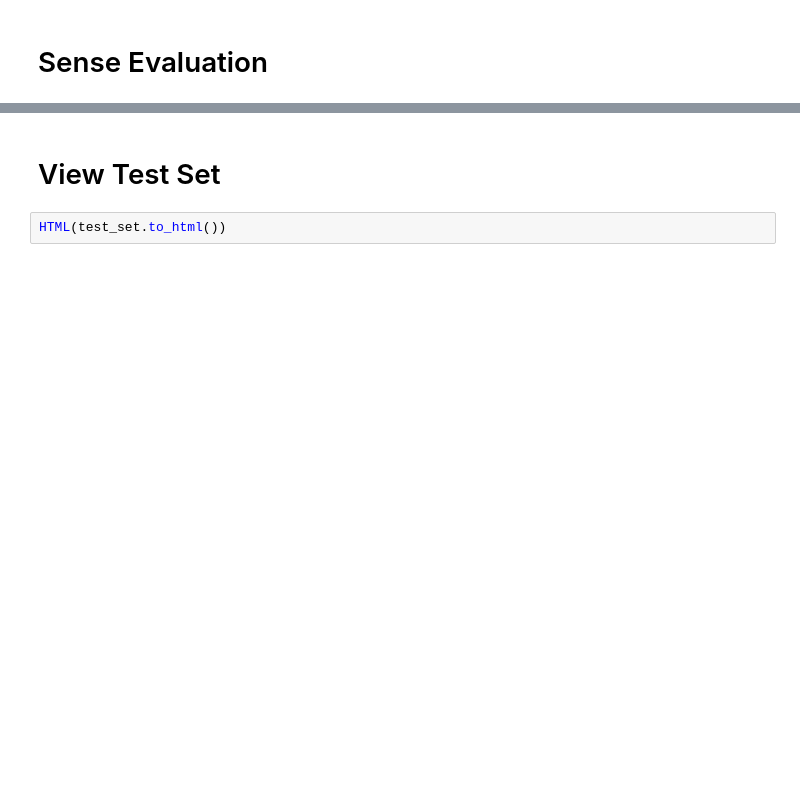
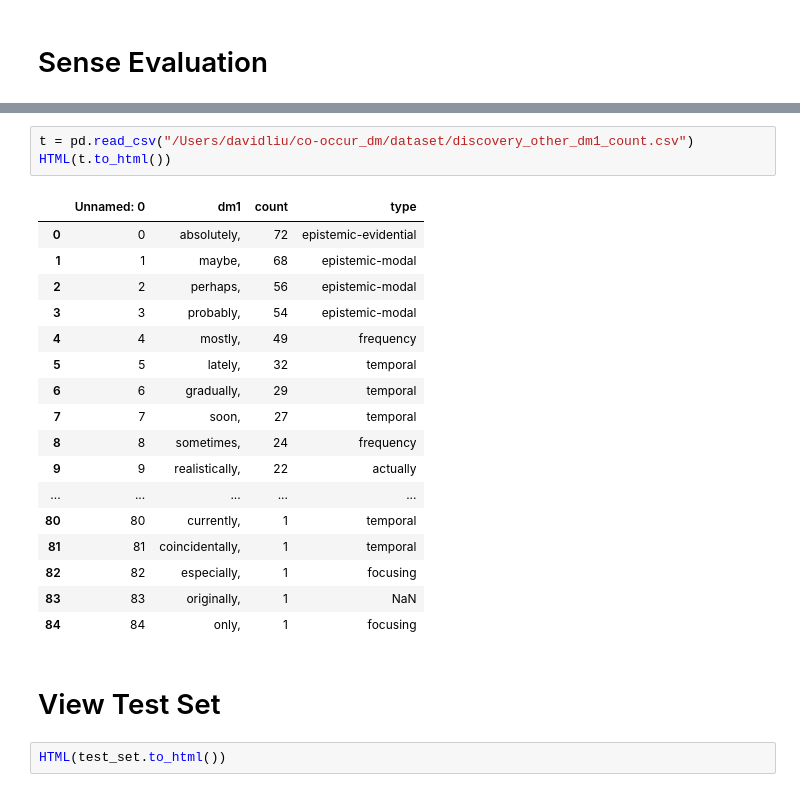
Before and after one commit to GuifuLiu/co-occur_dm, a Jupyter notebook: model/prompt/prompt.ipynb, the cells around one changed output, grey strips where cells are left out. Saved outputs shown, nothing was run; the diff lists cells and outputs as text; blank space fills up the shorter version.

```diff
--- a/model/prompt/prompt.ipynb
+++ b/model/prompt/prompt.ipynb
@@ -232,3 +473,24 @@ sense_accuracy(df, "cloze_sense"), sense_accuracy(df, "cloze_dm_marked_sense"),
+# %%
+t = pd.read_csv("/Users/davidliu/co-occur_dm/dataset/discovery_other_dm1_count.csv")
+HTML(t.to_html())
+# %% [output]
+|  | Unnamed: 0 | dm1 | count | type |
+| 0 | 0 | absolutely, | 72 | epistemic-evidential |
+| 1 | 1 | maybe, | 68 | epistemic-modal |
+| 2 | 2 | perhaps, | 56 | epistemic-modal |
+| 3 | 3 | probably, | 54 | epistemic-modal |
+| 4 | 4 | mostly, | 49 | frequency |
+| 5 | 5 | lately, | 32 | temporal |
+| 6 | 6 | gradually, | 29 | temporal |
+| 7 | 7 | soon, | 27 | temporal |
+| 8 | 8 | sometimes, | 24 | frequency |
+| 9 | 9 | realistically, | 22 | actually |
+| ... | ... | ... | ... | ... |
+| 80 | 80 | currently, | 1 | temporal |
+| 81 | 81 | coincidentally, | 1 | temporal |
+| 82 | 82 | especially, | 1 | focusing |
+| 83 | 83 | originally, | 1 | NaN |
+| 84 | 84 | only, | 1 | focusing |
 # %% [markdown]
 # View Test Set
 # %%
```
Also changed, not shown: parts of 23 cells of this notebook, 21 other files.
